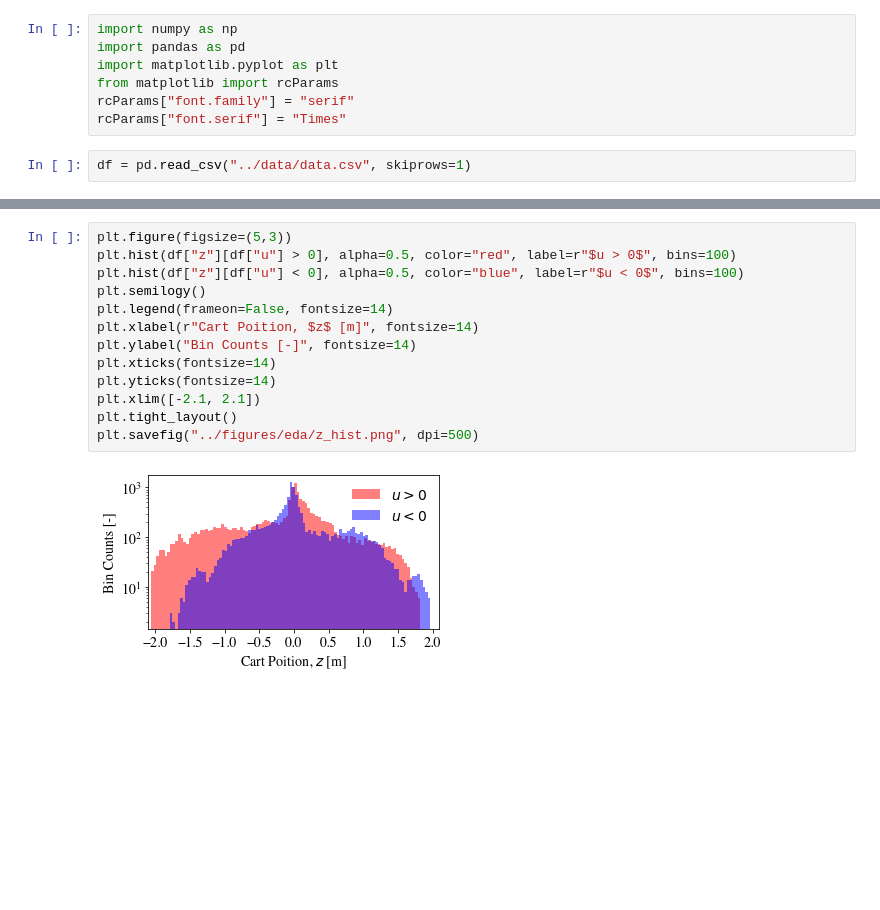
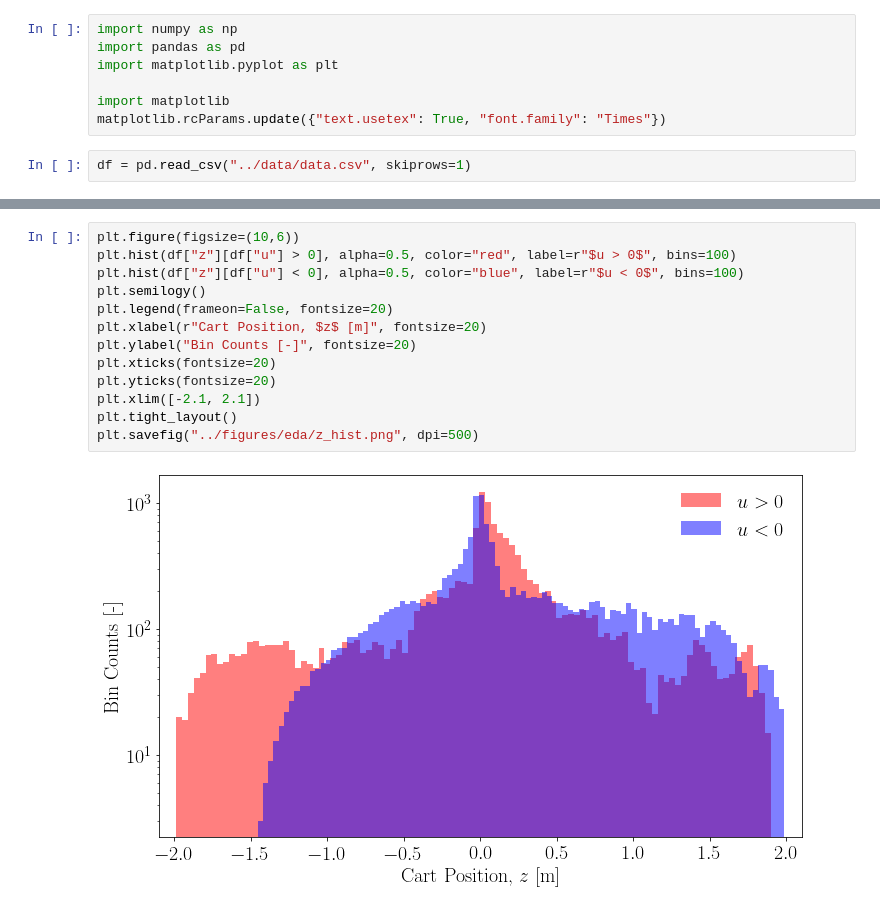
Before and after one commit to maitreyakv/imitation-learning, a Jupyter notebook: src/eda.ipynb, the cells around one changed output, grey strips where cells are left out. Cells and saved outputs as stored; diff of their text form; blank space fills up the shorter version.

```diff
--- a/src/eda.ipynb
+++ b/src/eda.ipynb
@@ -2,9 +2,9 @@
 import numpy as np
 import pandas as pd
 import matplotlib.pyplot as plt
-from matplotlib import rcParams
-rcParams["font.family"] = "serif"
-rcParams["font.serif"] = "Times"
+
+import matplotlib
+matplotlib.rcParams.update({"text.usetex": True, "font.family": "Times"})
 # %%
 df = pd.read_csv("../data/data.csv", skiprows=1)
 # %%
@@ -47,16 +45,16 @@ pd.plotting.scatter_matrix(df.drop(columns=["group"]), alpha=0.1, diagonal="kde"
 # %%
-plt.figure(figsize=(5,3))
+plt.figure(figsize=(10,6))
 plt.hist(df["z"][df["u"] > 0], alpha=0.5, color="red", label=r"$u > 0$", bins=100)
 plt.hist(df["z"][df["u"] < 0], alpha=0.5, color="blue", label=r"$u < 0$", bins=100)
 plt.semilogy()
-plt.legend(frameon=False, fontsize=14)
-plt.xlabel(r"Cart Poition, $z$ [m]", fontsize=14)
-plt.ylabel("Bin Counts [-]", fontsize=14)
-plt.xticks(fontsize=14)
-plt.yticks(fontsize=14)
+plt.legend(frameon=False, fontsize=20)
+plt.xlabel(r"Cart Position, $z$ [m]", fontsize=20)
+plt.ylabel("Bin Counts [-]", fontsize=20)
+plt.xticks(fontsize=20)
+plt.yticks(fontsize=20)
 plt.xlim([-2.1, 2.1])
 plt.tight_layout()
 plt.savefig("../figures/eda/z_hist.png", dpi=500)
 # %% [output]
-[figure, old version]
+[figure, new version]
 # %%
```
Also changed, not shown: parts of 5 cells of this notebook, 3 other files.
